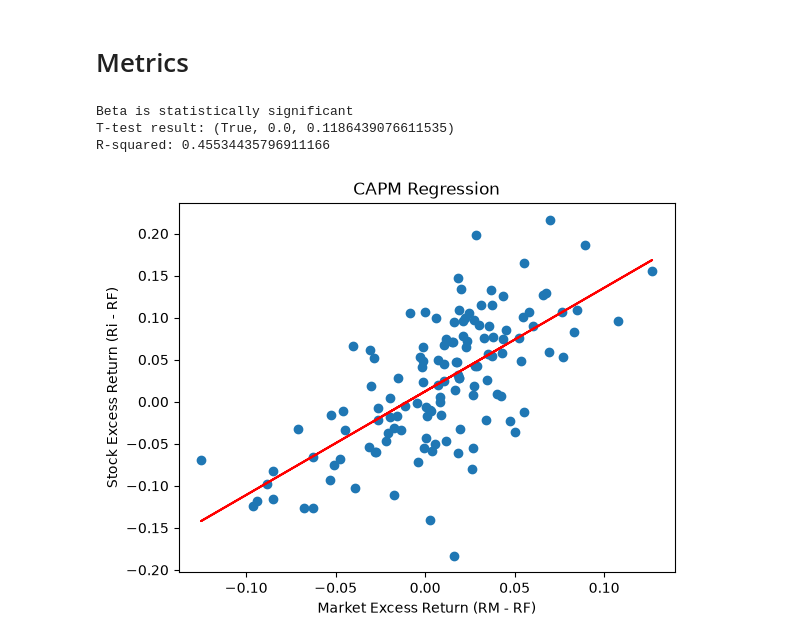
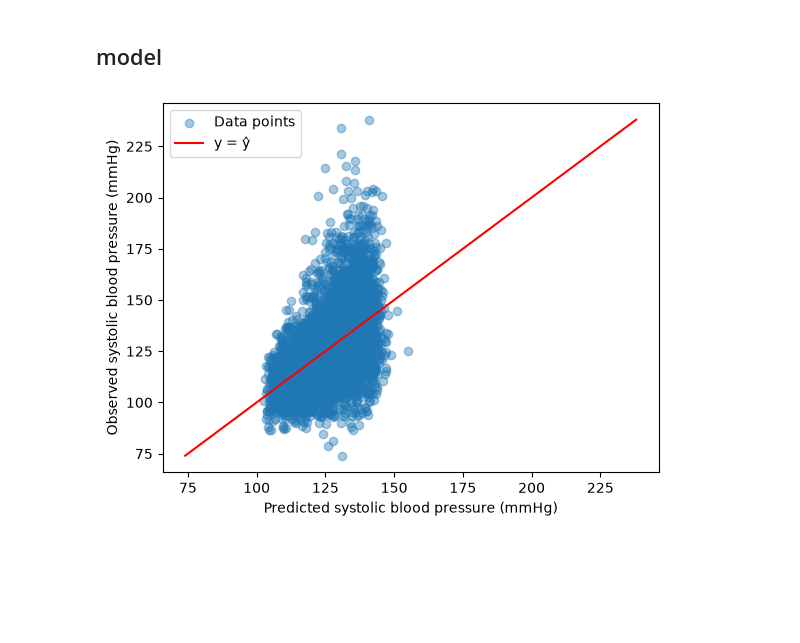
Before and after one commit to eghosa02/regression, a Jupyter notebook: main.ipynb, the cells around one changed output. Saved outputs shown, nothing was run; the diff lists cells and outputs as text; code cells hidden in the pictures; blank space fills up the shorter version.

```diff
--- a/main.ipynb
+++ b/main.ipynb
@@ -84,0 +8,4 @@ Alpha: 0.012303771029588798
+# %%
+dataset = load_dataset("dataset").reset_index()
+X, Y = dataset[['age', 'BMI', 'sodium', 'smoker', 'gender']], dataset['arterial_pressure']
+dataset.head()
@@ -85,55 +19,19 @@ Alpha: 0.012303771029588798
 # %% [markdown]
-# Metrics
+## model
-# %%
-def t_test(capm, x, y):
-    n = len(y)
-    beta, alfa = capm
-    resid = y - (alfa + beta * x)
-    S = np.sum(resid ** 2) / (n - 2)
-    sd_beta = np.sqrt(S/(np.sum((x - np.mean(x)) ** 2)))
-    t_stat = beta / sd_beta
-    p_value = 2*(1 - stats.t.cdf(np.abs(t_stat), df=n-2))
-    if beta - 2.002*sd_beta < 0 and beta + 2.002*sd_beta > 0:
-        print("Beta is not statistically significant")
-        return False, float(p_value), float(sd_beta)
-    else:
-        print("Beta is statistically significant")
-        return True, float(p_value), float(sd_beta)
-
-
-def r_squared(x, y, capm):
-    beta, alfa = capm
-    y_hat = alfa + beta * x
-    ss_total = np.sum((y - np.mean(y)) ** 2)
-    ss_residual = np.sum((y - y_hat) ** 2)
-    r2 = 1 - (ss_residual / ss_total)
-    return r2
-
-
-def f_test():
-    pass
-
-
-print("T-test result:", t_test(capm, x, y))
-print("R-squared:", r_squared(x, y, capm))
-# %% [output]
-Beta is statistically significant
-T-test result: (True, 0.0, 0.1186439076611535)
-R-squared: 0.45534435796911166
-# %%
-import matplotlib.pyplot as plt
-
-x_2 = df['RM'] - df['RF']
-
-y_2 = df['Ri_AAPL'] - df['RF']
-
-y = capm[1] + capm[0] * x_2
-
-plt.scatter(x_2, y_2, label='Data points')
-plt.plot(x_2, y, color='red', label='CAPM line')
-plt.xlabel('Market Excess Return (RM - RF)')
-plt.ylabel('Stock Excess Return (Ri - RF)')
-plt.title('CAPM Regression')
-plt.show()
-# %% [output]
-[figure, removed]
+# %%
+model = LinearRegressionModel(beta=None)
+model.train(X, Y)
+# %%
+import matplotlib.pyplot as plt
+
+y_hat = model.fitted
+fig, ax = plt.subplots()
+ax.scatter(y_hat, Y, alpha=0.4, label='Data points')
+lims = [min(Y.min(), y_hat.min()), max(Y.max(), y_hat.max())]
+ax.plot(lims, lims, color='red', label='y = ŷ')
+ax.set_xlabel('Predicted systolic blood pressure (mmHg)')
+ax.set_ylabel('Observed systolic blood pressure (mmHg)')
+ax.legend()
+plt.show()
+# %% [output]
+[figure, added]
```
Also changed, not shown: parts of 12 cells of this notebook, 3 other files.
